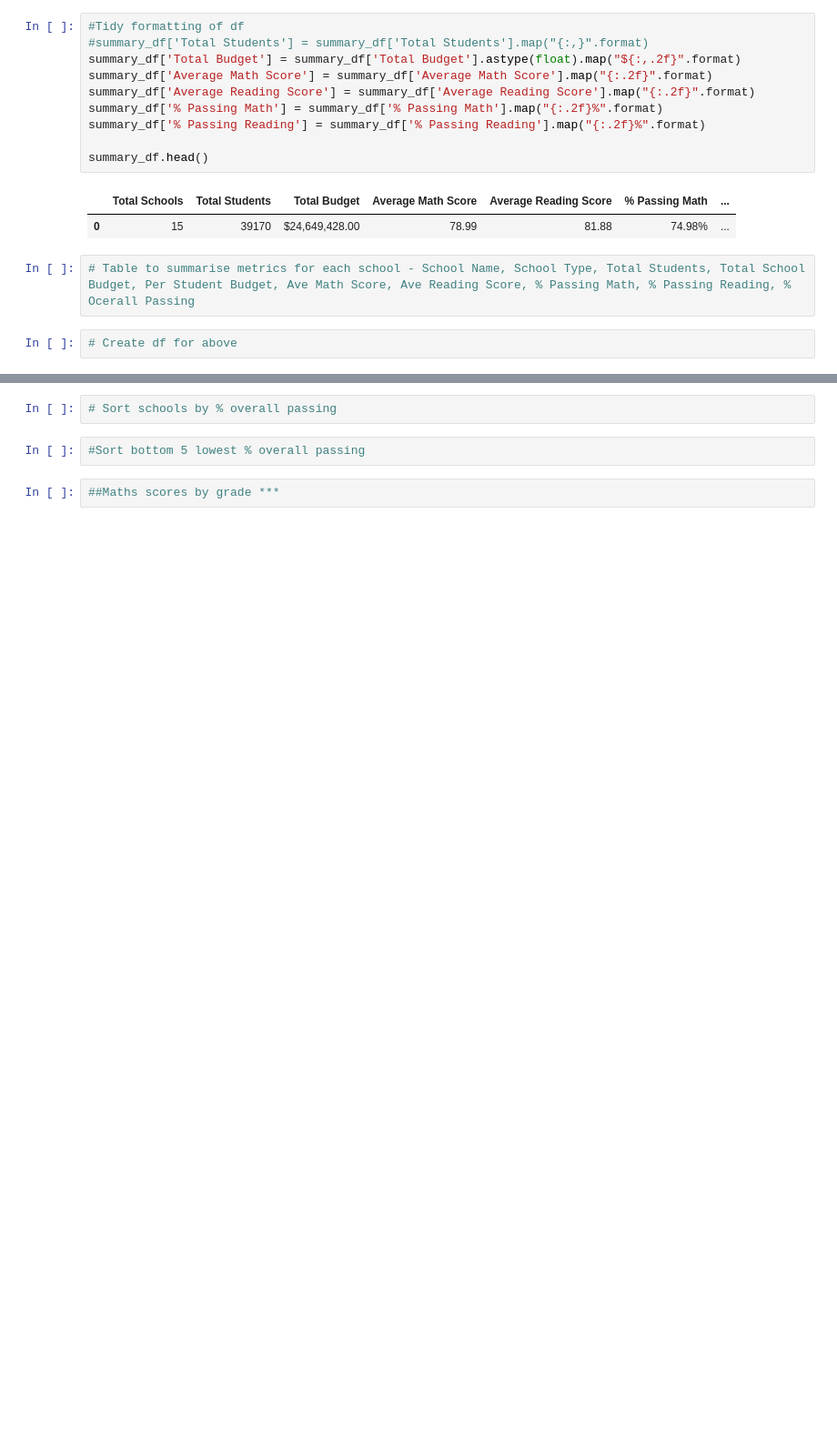
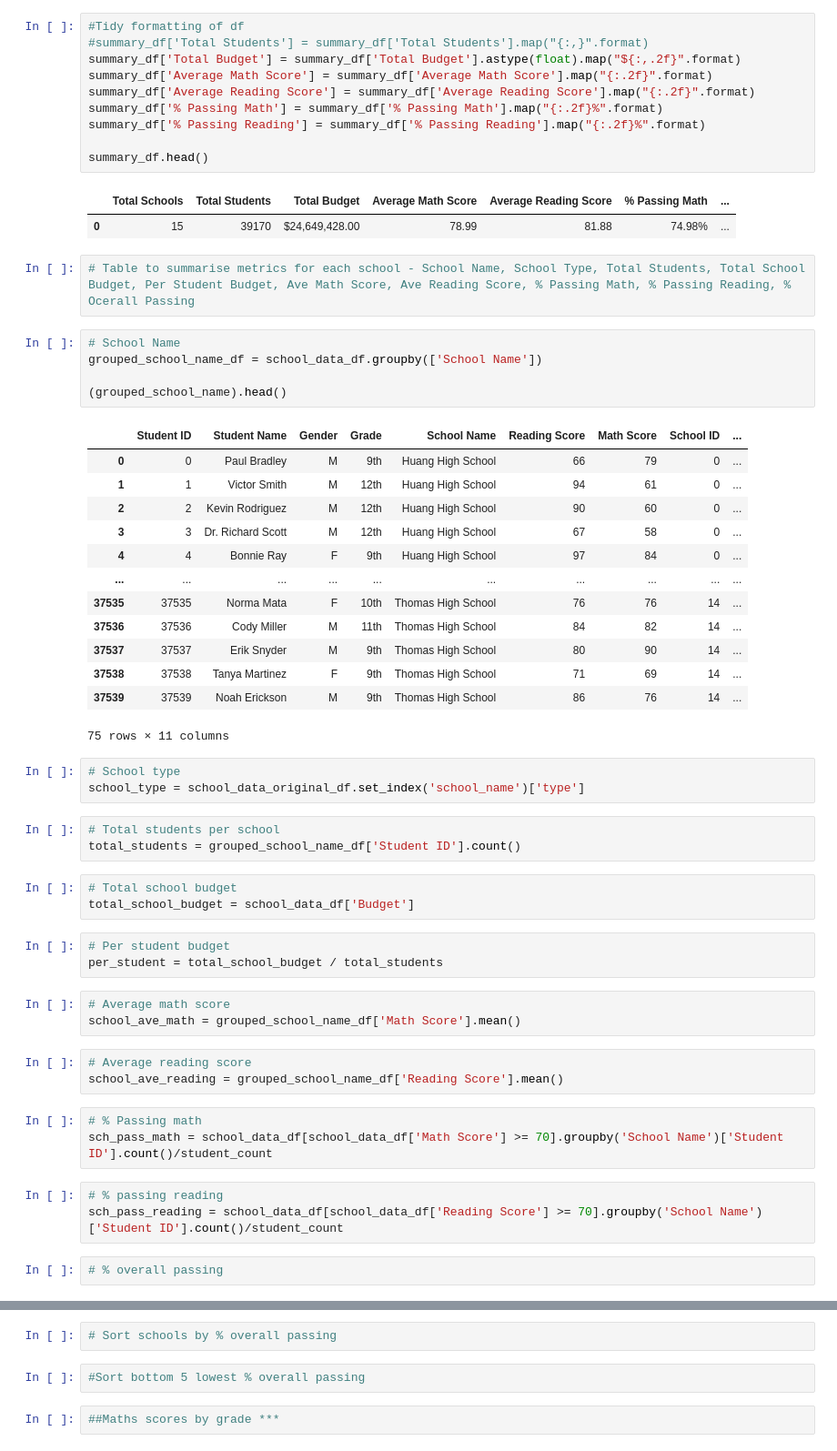
Before and after one commit to jl-horton/pandas-challenge, a Jupyter notebook: PyCitySchools/PyCitySchools.ipynb, the cells around one changed output, grey strips where cells are left out. Shown at 91% size. Saved outputs shown, nothing was run; the diff lists cells and outputs as text; blank space fills up the shorter version.

```diff
--- a/PyCitySchools/PyCitySchools.ipynb
+++ b/PyCitySchools/PyCitySchools.ipynb
@@ -128,5 +138,48 @@ summary_df.head()
 | 0 | 15 | 39170 | $24,649,428.00 | 78.99 | 81.88 | 74.98% | ... |
 # %%
 # Table to summarise metrics for each school - School Name, School Type, Total Students, Total School Budget, Per Student Budget, Ave Math Score, Ave Reading Score, % Passing Math, % Passing Reading, % Ocerall Passing
-# %%
-# Create df for above
+# %%
+# School Name
+grouped_school_name_df = school_data_df.groupby(['School Name'])
+
+(grouped_school_name).head()
+# %% [output]
+|  | Student ID | Student Name | Gender | Grade | School Name | Reading Score | Math Score | School ID | ... |
+| 0 | 0 | Paul Bradley | M | 9th | Huang High School | 66 | 79 | 0 | ... |
+| 1 | 1 | Victor Smith | M | 12th | Huang High School | 94 | 61 | 0 | ... |
+| 2 | 2 | Kevin Rodriguez | M | 12th | Huang High School | 90 | 60 | 0 | ... |
+| 3 | 3 | Dr. Richard Scott | M | 12th | Huang High School | 67 | 58 | 0 | ... |
+| 4 | 4 | Bonnie Ray | F | 9th | Huang High School | 97 | 84 | 0 | ... |
+| ... | ... | ... | ... | ... | ... | ... | ... | ... | ... |
+| 37535 | 37535 | Norma Mata | F | 10th | Thomas High School | 76 | 76 | 14 | ... |
+| 37536 | 37536 | Cody Miller | M | 11th | Thomas High School | 84 | 82 | 14 | ... |
+| 37537 | 37537 | Erik Snyder | M | 9th | Thomas High School | 80 | 90 | 14 | ... |
+| 37538 | 37538 | Tanya Martinez | F | 9th | Thomas High School | 71 | 69 | 14 | ... |
+| 37539 | 37539 | Noah Erickson | M | 9th | Thomas High School | 86 | 76 | 14 | ... |
+75 rows × 11 columns
+# %%
+# School type
+school_type = school_data_original_df.set_index('school_name')['type']
+# %%
+# Total students per school
+total_students = grouped_school_name_df['Student ID'].count()
+# %%
+# Total school budget
+total_school_budget = school_data_df['Budget']
+# %%
+# Per student budget
+per_student = total_school_budget / total_students
+# %%
+# Average math score
+school_ave_math = grouped_school_name_df['Math Score'].mean()
+# %%
+# Average reading score
+school_ave_reading = grouped_school_name_df['Reading Score'].mean()
+# %%
+# % Passing math
+sch_pass_math = school_data_df[school_data_df['Math Score'] >= 70].groupby('School Name')['Student ID'].count()/student_count
+# %%
+# % passing reading
+sch_pass_reading = school_data_df[school_data_df['Reading Score'] >= 70].groupby('School Name')['Student ID'].count()/student_count
+# %%
+# % overall passing
```
Also changed, not shown: parts of 7 cells of this notebook.
